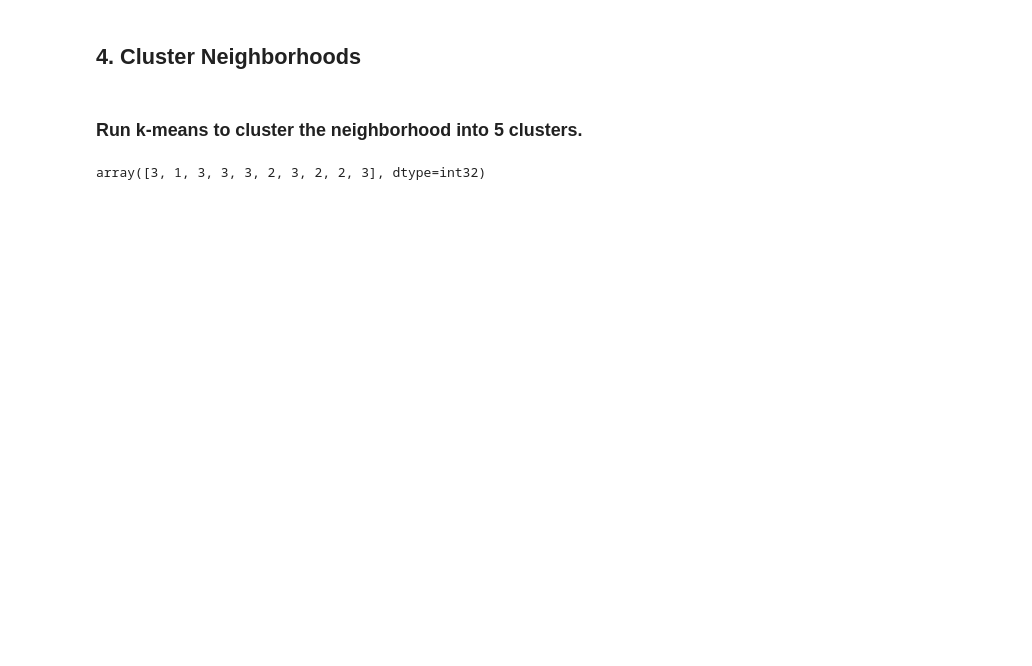
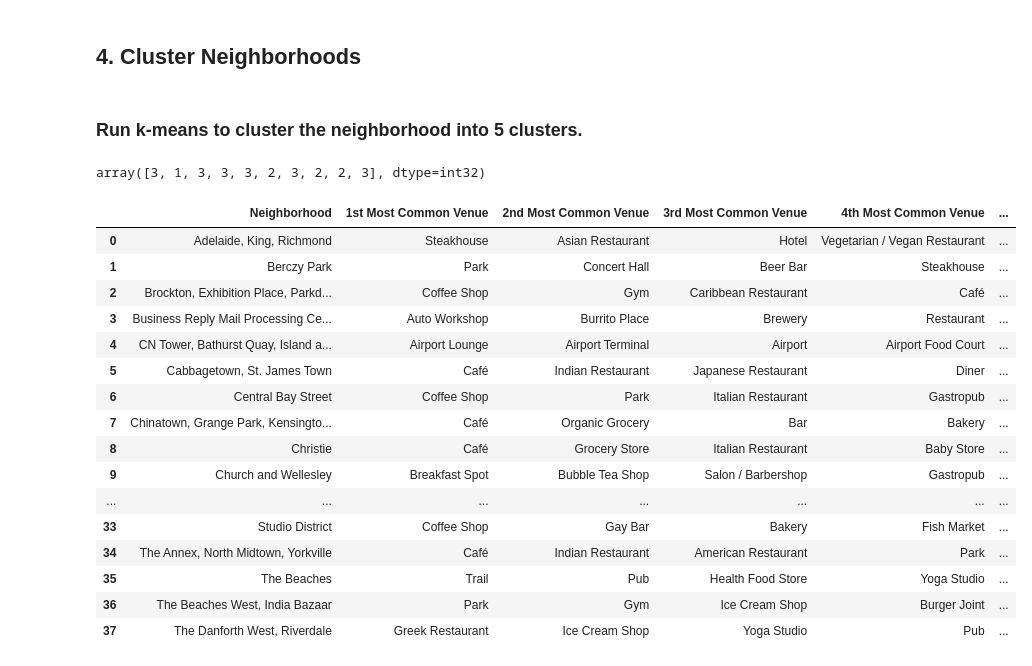
Before and after one commit to scrooksjr/Coursera_Capstone, a Jupyter notebook: Segmenting_Clustering.ipynb, the cells around one changed output. Cells and saved outputs as stored; diff of their text form; code cells hidden in the pictures; blank space fills up the shorter version.

Commit message:
Published from Watson Studio.

```diff
--- a/Segmenting_Clustering.ipynb
+++ b/Segmenting_Clustering.ipynb
@@ -753,3 +750,23 @@ kmeans = KMeans(n_clusters=kclusters, random_state=0).fit(toronto_grouped_cluste
 kmeans.labels_[0:10]
 # %% [output]
 array([3, 1, 3, 3, 3, 2, 3, 2, 2, 3], dtype=int32)
+# %%
+neighborhoods_venues_sorted
+# %% [output]
+|  | Neighborhood | 1st Most Common Venue | 2nd Most Common Venue | 3rd Most Common Venue | 4th Most Common Venue | ... |
+| 0 | Adelaide, King, Richmond | Steakhouse | Asian Restaurant | Hotel | Vegetarian / Vegan Restaurant | ... |
+| 1 | Berczy Park | Park | Concert Hall | Beer Bar | Steakhouse | ... |
+| 2 | Brockton, Exhibition Place, Parkd... | Coffee Shop | Gym | Caribbean Restaurant | Café | ... |
+| 3 | Business Reply Mail Processing Ce... | Auto Workshop | Burrito Place | Brewery | Restaurant | ... |
+| 4 | CN Tower, Bathurst Quay, Island a... | Airport Lounge | Airport Terminal | Airport | Airport Food Court | ... |
+| 5 | Cabbagetown, St. James Town | Café | Indian Restaurant | Japanese Restaurant | Diner | ... |
+| 6 | Central Bay Street | Coffee Shop | Park | Italian Restaurant | Gastropub | ... |
+| 7 | Chinatown, Grange Park, Kensingto... | Café | Organic Grocery | Bar | Bakery | ... |
+| 8 | Christie | Café | Grocery Store | Italian Restaurant | Baby Store | ... |
+| 9 | Church and Wellesley | Breakfast Spot | Bubble Tea Shop | Salon / Barbershop | Gastropub | ... |
+| ... | ... | ... | ... | ... | ... | ... |
+| 33 | Studio District | Coffee Shop | Gay Bar | Bakery | Fish Market | ... |
+| 34 | The Annex, North Midtown, Yorkville | Café | Indian Restaurant | American Restaurant | Park | ... |
+| 35 | The Beaches | Trail | Pub | Health Food Store | Yoga Studio | ... |
+| 36 | The Beaches West, India Bazaar | Park | Gym | Ice Cream Shop | Burger Joint | ... |
+| 37 | The Danforth West, Riverdale | Greek Restaurant | Ice Cream Shop | Yoga Studio | Pub | ... |
```
Also changed, not shown: parts of 14 cells of this notebook.
